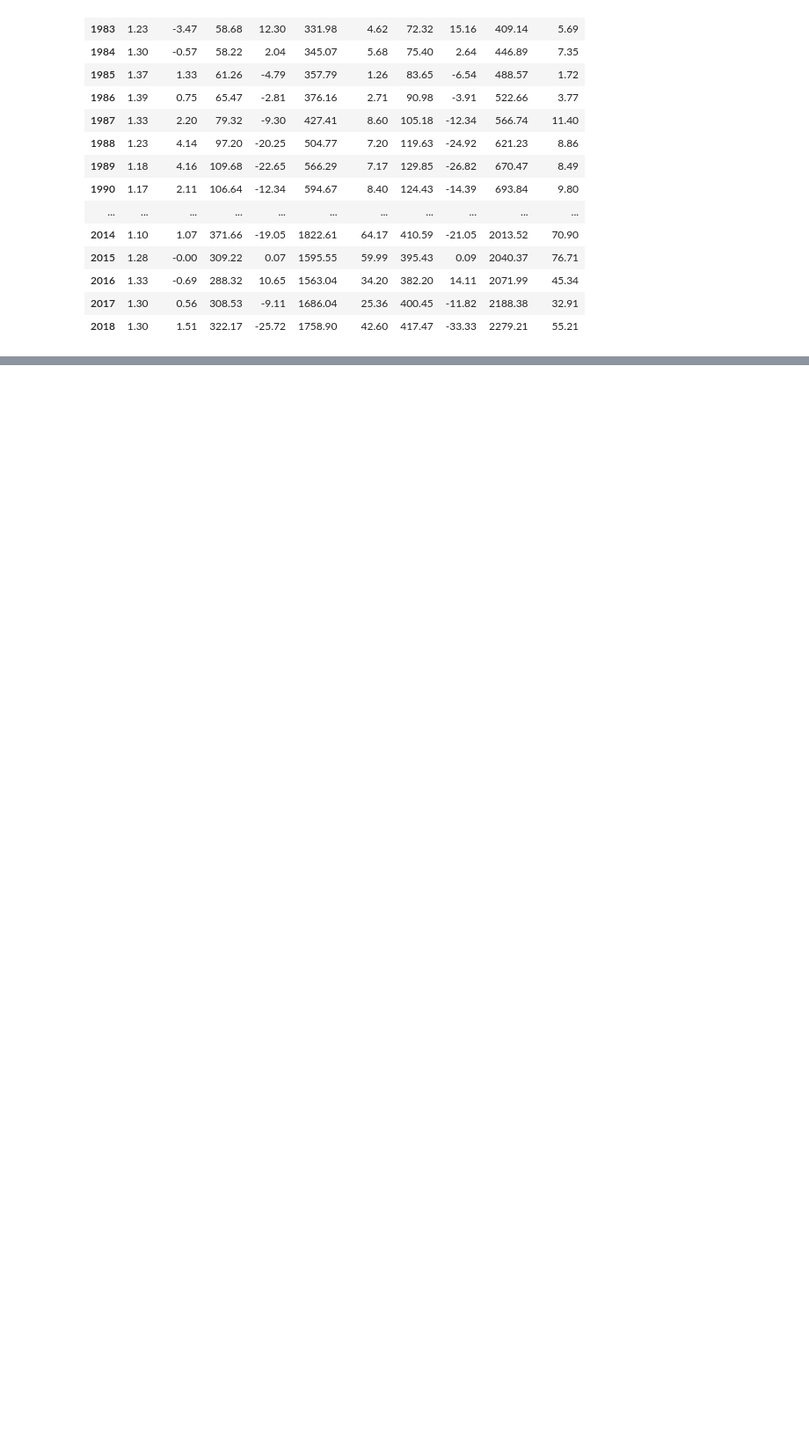
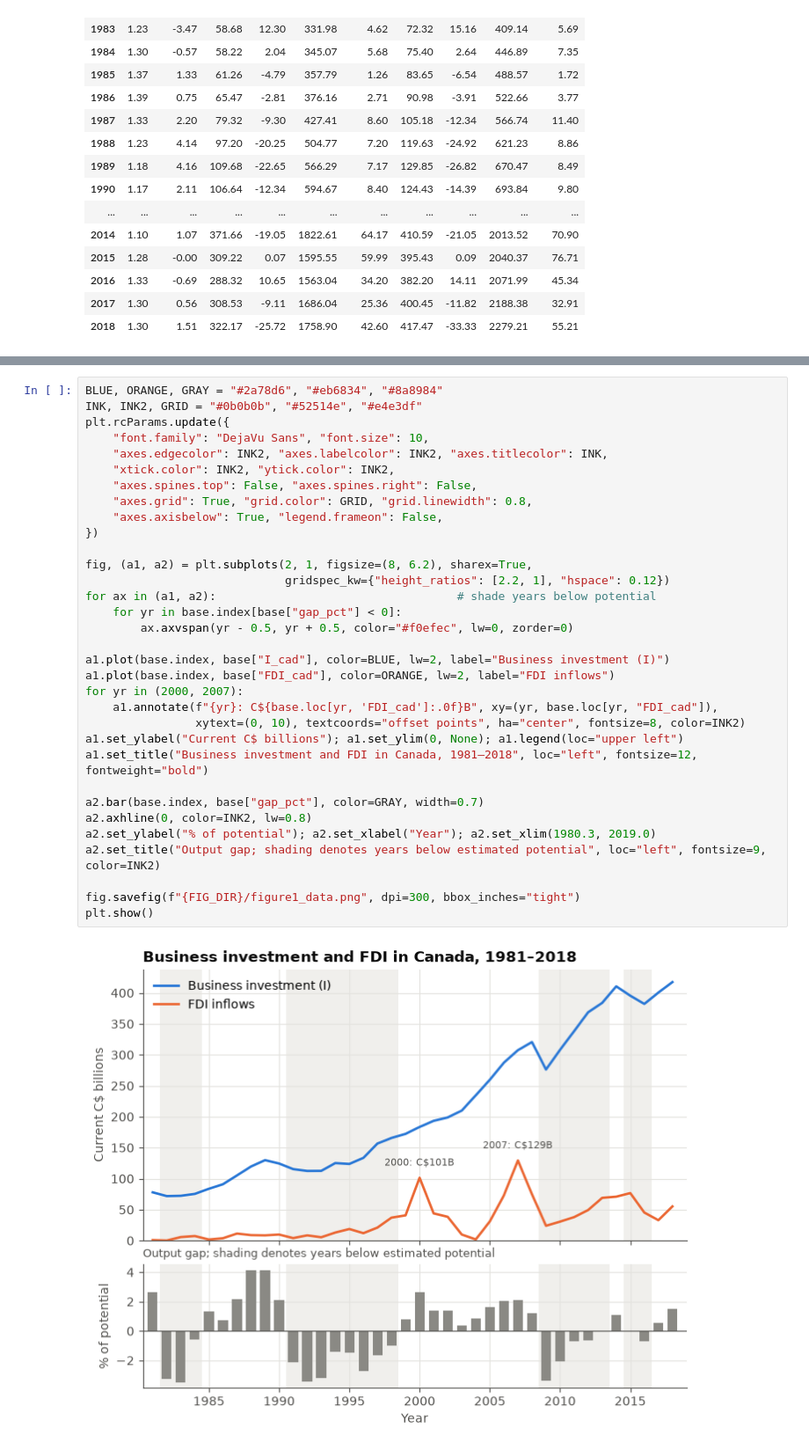
Before and after one commit to Porokmi/canada-fdi-investment, a Jupyter notebook: FDI_Canada.ipynb, the cells around one changed output, grey strips where cells are left out. Shown at 88% size. Cells and saved outputs as stored; diff of their text form; blank space fills up the shorter version.

```diff
--- a/FDI_Canada.ipynb
+++ b/FDI_Canada.ipynb
@@ -402,0 +178,35 @@ print(sorted(os.listdir(TAB_DIR)), sorted(os.listdir(FIG_DIR)))
+# %%
+BLUE, ORANGE, GRAY = "#2a78d6", "#eb6834", "#8a8984"
+INK, INK2, GRID = "#0b0b0b", "#52514e", "#e4e3df"
+plt.rcParams.update({
+    "font.family": "DejaVu Sans", "font.size": 10,
+    "axes.edgecolor": INK2, "axes.labelcolor": INK2, "axes.titlecolor": INK,
+    "xtick.color": INK2, "ytick.color": INK2,
+    "axes.spines.top": False, "axes.spines.right": False,
+    "axes.grid": True, "grid.color": GRID, "grid.linewidth": 0.8,
+    "axes.axisbelow": True, "legend.frameon": False,
+})
+
+fig, (a1, a2) = plt.subplots(2, 1, figsize=(8, 6.2), sharex=True,
+                             gridspec_kw={"height_ratios": [2.2, 1], "hspace": 0.12})
+for ax in (a1, a2):                                   # shade years below potential
+    for yr in base.index[base["gap_pct"] < 0]:
+        ax.axvspan(yr - 0.5, yr + 0.5, color="#f0efec", lw=0, zorder=0)
+
+a1.plot(base.index, base["I_cad"], color=BLUE, lw=2, label="Business investment (I)")
+a1.plot(base.index, base["FDI_cad"], color=ORANGE, lw=2, label="FDI inflows")
+for yr in (2000, 2007):
+    a1.annotate(f"{yr}: C${base.loc[yr, 'FDI_cad']:.0f}B", xy=(yr, base.loc[yr, "FDI_cad"]),
+                xytext=(0, 10), textcoords="offset points", ha="center", fontsize=8, color=INK2)
+a1.set_ylabel("Current C$ billions"); a1.set_ylim(0, None); a1.legend(loc="upper left")
+a1.set_title("Business investment and FDI in Canada, 1981–2018", loc="left", fontsize=12, fontweight="bold")
+
+a2.bar(base.index, base["gap_pct"], color=GRAY, width=0.7)
+a2.axhline(0, color=INK2, lw=0.8)
+a2.set_ylabel("% of potential"); a2.set_xlabel("Year"); a2.set_xlim(1980.3, 2019.0)
+a2.set_title("Output gap; shading denotes years below estimated potential", loc="left", fontsize=9, color=INK2)
+
+fig.savefig(f"{FIG_DIR}/figure1_data.png", dpi=300, bbox_inches="tight")
+plt.show()
+# %% [output]
+[figure, added]
```
Also changed, not shown: parts of 41 cells of this notebook, 24 other files.
